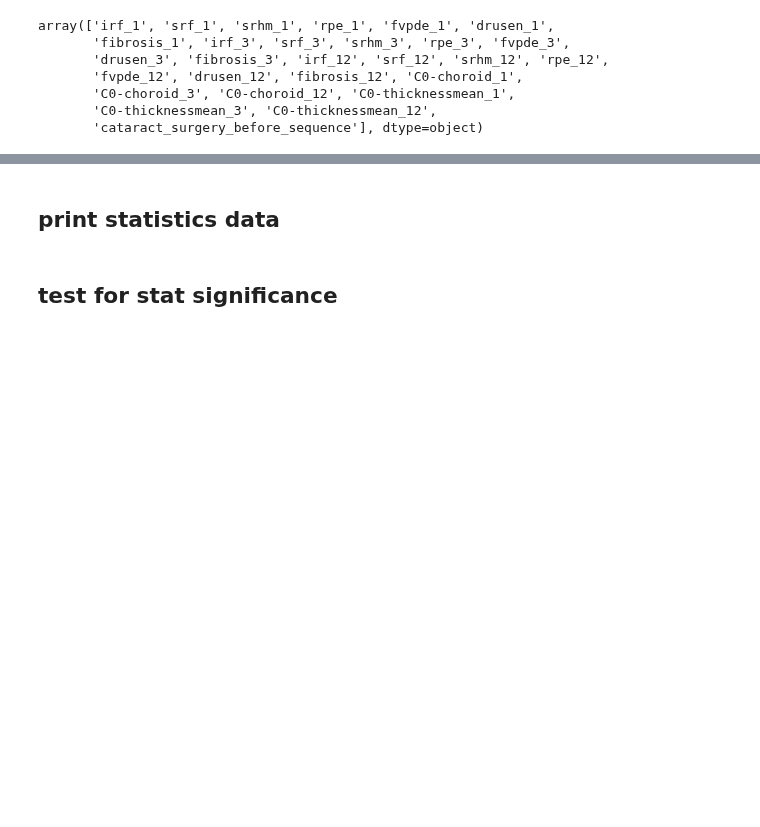
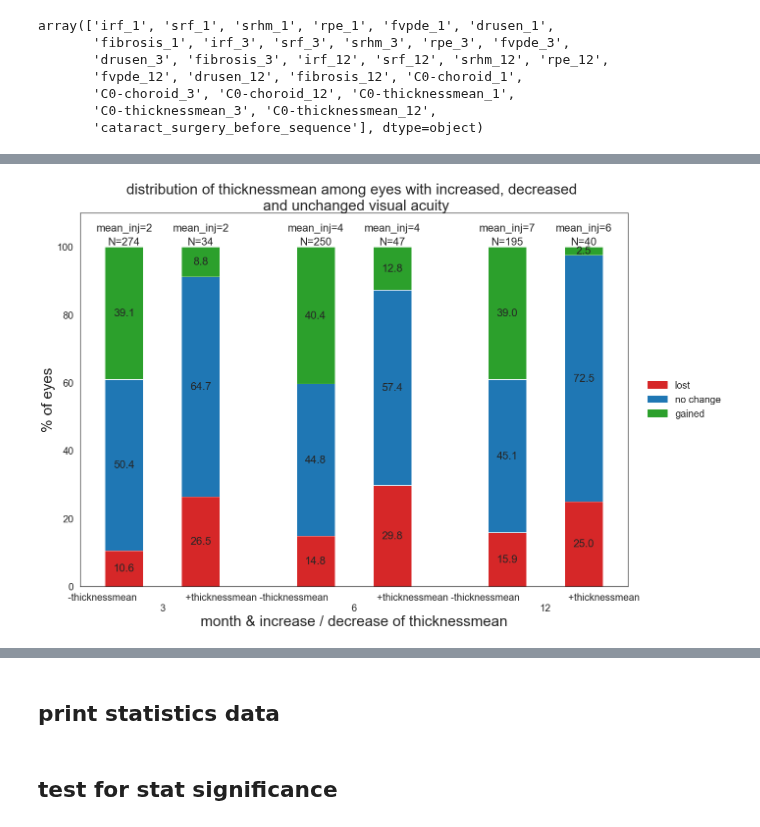
Before and after one commit to theislab/LODE, a Jupyter notebook: feature_statistics/notebooks/07_feature_time_series_visualization.ipynb, the cells around one changed output, grey strips where cells are left out. Saved outputs shown, nothing was run; the diff lists cells and outputs as text; code cells hidden in the pictures; blank space fills up the shorter version.

```diff
--- a/feature_statistics/notebooks/07_feature_time_series_visualization.ipynb
+++ b/feature_statistics/notebooks/07_feature_time_series_visualization.ipynb
@@ -404,0 +35,4 @@ def get_va_dependents_str(va_delta, va_times):
+# %%
+filter_1, filter_3, filter_6, filter_12 = su.filter_time_ranges(data_pd)
+
+data_pd = su.preprocess_dataframe(data_pd, oct_meta_pd)
@@ -533,8 +177,9 @@ sex distribution:  (array([nan, nan, nan, nan, nan, nan, nan, nan, nan, nan, nan
 injection month 3:  2.8882723109987953 0.8419761528059416
 injections month 12:  8.036702966559353 2.6109234955138176
 # %%
-def get_time_dict(feature, time_point, data_pd, feature_change, spatial_sum=True):
-    data_temp = associate_time_n_factors(table=data_pd, spatial_sum=spatial_sum, times=[1, time_point])
+def get_time_dict(feature, time_point, data_pd, feature_change, time_filters, spatial_sum=True):
+    data_temp = su.associate_time_n_factors(table=data_pd, spatial_sum=spatial_sum, time_filters=time_filters,
+                                         times=[1, time_point])
 
     # calc feature delta
     feature_delta = data_temp[f"{feature}_{time_point}"] - data_temp[f"{feature}_{1}"]
@@ -643,0 +358,72 @@ array(['irf_1', 'srf_1', 'srhm_1', 'rpe_1', 'fvpde_1', 'drusen_1',
+# %%
+import matplotlib.patches as mpatches
+import matplotlib.pyplot as plt
+import matplotlib
+
+sns.set_style("white")
+
+import matplotlib.pyplot as plt
+plt.rcParams.update({'font.size': 22})
+
+matplotlib.rc('xtick', labelsize=20)
+matplotlib.rc('ytick', labelsize=20)
+
+feature = "thicknessmean"
+spatial_sum = True
+
+cataract_bool = (data_pd.cataract_surgery_3 > 0) | (data_pd.cataract_surgery_6 > 0) | \
+(data_pd.cataract_surgery_12 > 0)
+
+data_f_pd = data_pd[~cataract_bool]
+
+viz_dict_increased = {}
+
+viz_dict_increased["3"] = get_time_dict(feature, 3, data_f_pd, feature_change="increase",
+                                        time_filters=time_filters,
+                                        spatial_sum=spatial_sum)
+viz_dict_increased["6"] = get_time_dict(feature, 6, data_f_pd, feature_change="increase",
+                                        time_filters=time_filters,
+                                        spatial_sum=spatial_sum)
+viz_dict_increased["12"] = get_time_dict(feature, 12, data_f_pd, feature_change="increase",
+                                         time_filters=time_filters,
+                                         spatial_sum=spatial_sum)
+
+viz_dict_decreased = {}
+viz_dict_decreased["3"] = get_time_dict(feature, 3, data_f_pd, feature_change="decrease",
+                                        time_filters=time_filters,
+                                        spatial_sum=spatial_sum)
+viz_dict_decreased["6"] = get_time_dict(feature, 6, data_f_pd, feature_change="decrease",
+                                        time_filters=time_filters,
+                                        spatial_sum=spatial_sum)
+viz_dict_decreased["12"] = get_time_dict(feature, 12, data_f_pd, feature_change="decrease",
+                                         time_filters=time_filters,
+                                         spatial_sum=spatial_sum)
+
+
+plt.figure(figsize=(20,14))
+
+plot_stacked_bar(viz_dict_decreased, time="3", x_pos=1 - 0.2)
+plot_stacked_bar(viz_dict_decreased, time="6", x_pos=2 - 0.2)
+plot_stacked_bar(viz_dict_decreased, time="12", x_pos=3 - 0.2)
+
+plot_stacked_bar(viz_dict_increased, time="3", x_pos=1 + 0.2)
+plot_stacked_bar(viz_dict_increased, time="6", x_pos=2 + 0.2)
+plot_stacked_bar(viz_dict_increased, time="12", x_pos=3 + 0.2)
+
+red_patch = mpatches.Patch(color='tab:red', label='lost')
+blue_patch = mpatches.Patch(color='tab:blue', label='no change')
+green_patch = mpatches.Patch(color='tab:green', label='gained')
+
+plt.legend(handles=[red_patch, blue_patch, green_patch], bbox_to_anchor=(1.02,0.5), loc='center left',
+          prop={'size': 20})
+
+space = "                  "
+plt.xticks([1,2,3], labels=[f"-{feature}{space}+{feature}\n3",
+                            f"-{feature}{space}+{feature}\n6",
+                            f"-{feature}{space}+{feature}\n12"])
+
+plt.ylabel("% of eyes", size=30)
+plt.xlabel(f"month & increase / decrease of {feature}", size=30)
+plt.title(f"distribution of {feature} among eyes with increased, decreased \n and unchanged visual acuity",
+         size=30)
+# %% [output]
@@ -643,0 +431 @@ array(['irf_1', 'srf_1', 'srhm_1', 'rpe_1', 'fvpde_1', 'drusen_1',
+[figure, added]
```
Also changed, not shown: parts of 25 cells of this notebook, 10 other files.
